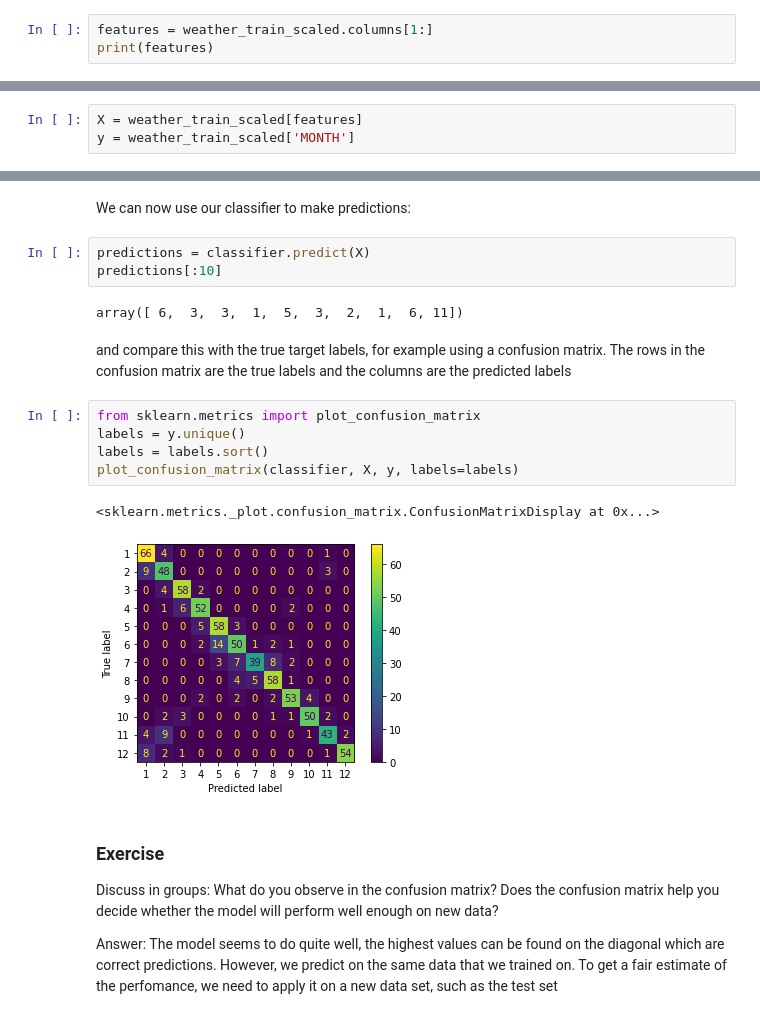
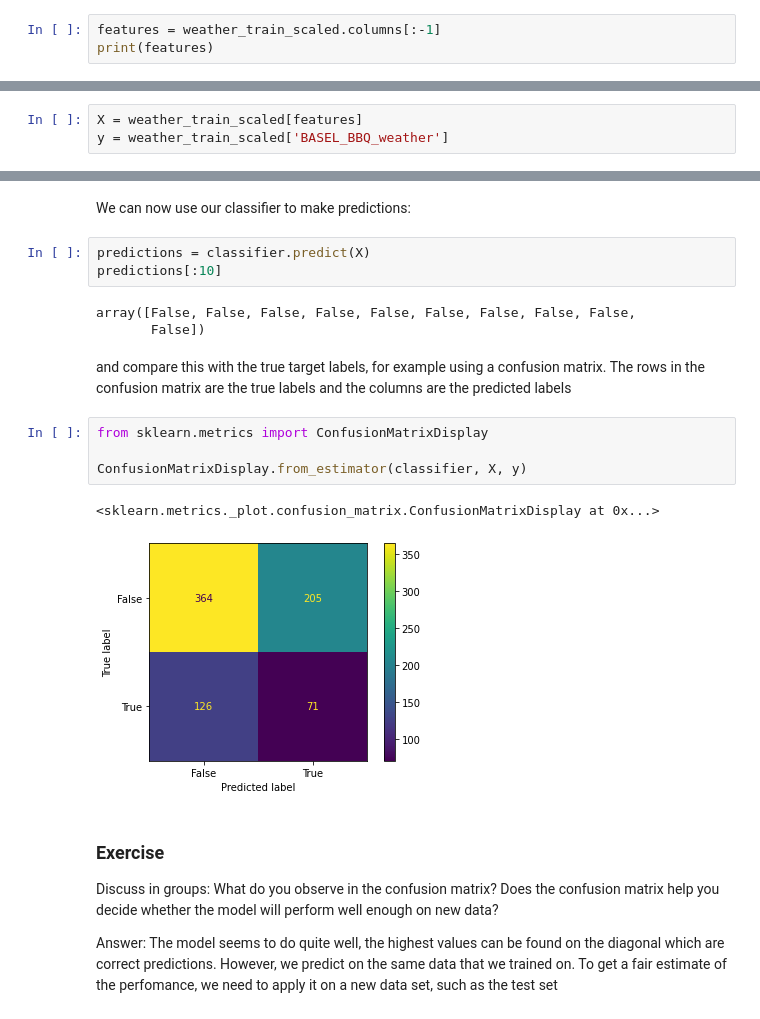
Before and after one commit to esciencecenter-digital-skills/SICSS-odissei-machine-learning, a Jupyter notebook: notebooks/3-Model-pipeline.ipynb, the cells around one changed output, grey strips where cells are left out. Saved outputs shown, nothing was run; the diff lists cells and outputs as text.

```diff
--- a/notebooks/3-Model-pipeline.ipynb
+++ b/notebooks/3-Model-pipeline.ipynb
@@ -8,7 +8,7 @@ weather_train_scaled = pd.read_csv('data/weather_train_scaled.csv')
 To define a classifier, we need to say what is the input data (`X`) and what is the target (`y`).
 For now, we focus on only the numerical features
 # %%
-features = weather_train_scaled.columns[1:]
+features = weather_train_scaled.columns[:-1]
 print(features)
 # %% [output]
 Index(['BASEL_cloud_cover', 'BASEL_humidity', 'BASEL_pressure',
@@ -23,7 +23,7 @@ Index(['BASEL_cloud_cover', 'BASEL_humidity', 'BASEL_pressure',
       dtype='object', length=163)
 # %%
 X = weather_train_scaled[features]
-y = weather_train_scaled['MONTH']
+y = weather_train_scaled['BASEL_BBQ_weather']
 # %% [markdown]
 We try out one of the simplest classification: a k-nearest neighbor classifier. To classify an example, this model looks at the `k` nearest neighbors in the training set and chooses the majority class.
 # %%
@@ -41,18 +41,18 @@ We can now use our classifier to make predictions:
 predictions = classifier.predict(X)
 predictions[:10]
 # %% [output]
-array([ 6,  3,  3,  1,  5,  3,  2,  1,  6, 11])
+array([False, False, False, False, False, False, False, False, False,
+       False])
 # %% [markdown]
 and compare this with the true target labels, for example using a confusion matrix. The rows in the confusion matrix
 are the true labels and the columns are the predicted labels
 # %%
-from sklearn.metrics import plot_confusion_matrix
-labels = y.unique()
-labels = labels.sort()
-plot_confusion_matrix(classifier, X, y, labels=labels)
+from sklearn.metrics import ConfusionMatrixDisplay
+
+ConfusionMatrixDisplay.from_estimator(classifier, X, y)
 # %% [output]
 <sklearn.metrics._plot.confusion_matrix.ConfusionMatrixDisplay at 0x...>
-[figure, old version]
+[figure, new version]
 # %% [markdown]
 ### Exercise
 Discuss in groups: What do you observe in the confusion matrix? Does the confusion matrix help you decide whether the model will perform well enough on new data?
```
Also changed, not shown: parts of 8 cells of this notebook, 3 other files.
